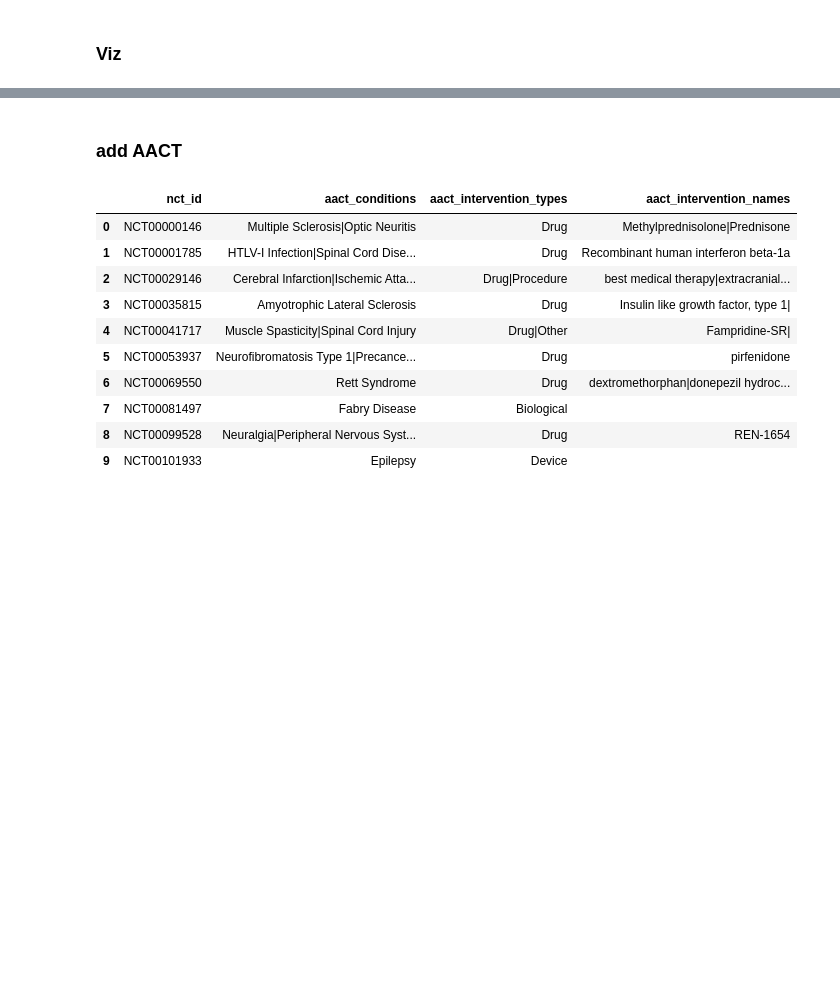
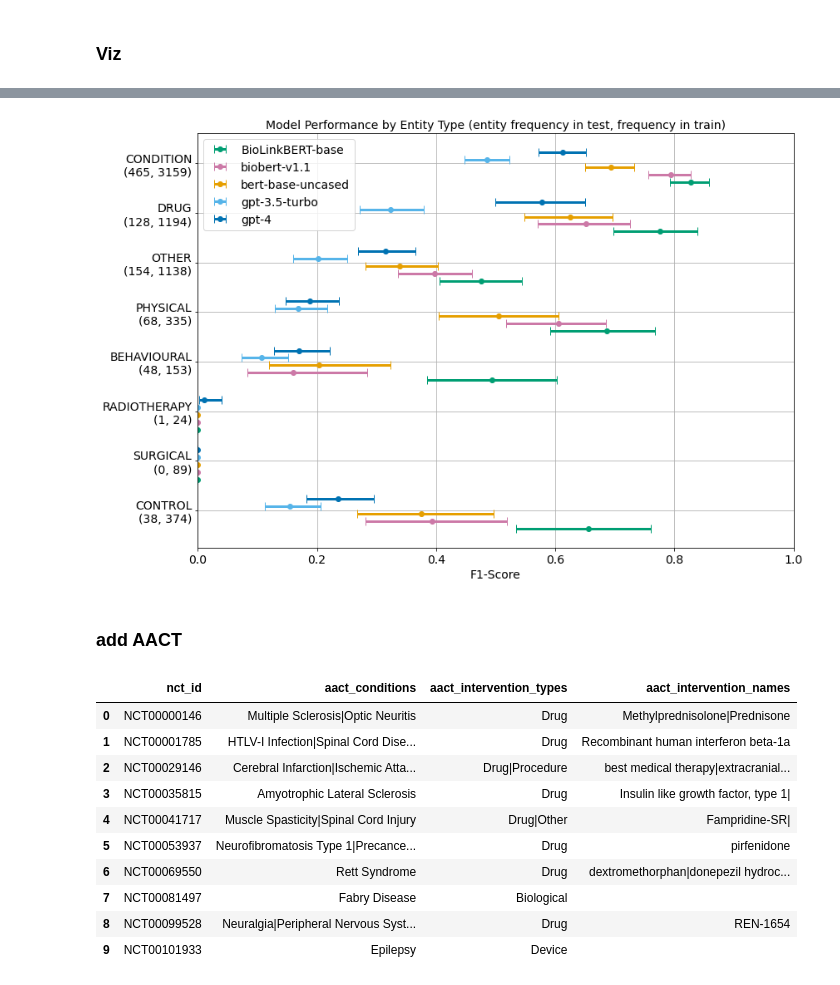
Before and after one commit to Ineichen-Group/NeuroTrialNER, a Jupyter notebook: models/CT Models Evaluation_ARR_Rebuttal_2024.ipynb, the cells around one changed output, grey strips where cells are left out. Cells and saved outputs as stored; diff of their text form; code cells hidden in the pictures; blank space fills up the shorter version.

Commit message:
view all results

```diff
--- a/models/CT Models Evaluation_ARR_Rebuttal_2024.ipynb
+++ b/models/CT Models Evaluation_ARR_Rebuttal_2024.ipynb
@@ -580,6 +671,8 @@ for model in model_names:
             tp_sum = df_eval[column_name].apply(lambda x: x['tp']).sum()
             fp_sum = df_eval[column_name].apply(lambda x: x['fp']).sum()
             fn_sum = df_eval[column_name].apply(lambda x: x['fn']).sum()
+            if "eval_exact_match_BioLinkBERT-base_condition_tp_fp_fn" in column_name or "eval_exact_match_BioLinkBERT-base_drug_tp_fp_fn" in column_name:
+                print(tp_sum, fp_sum, fn_sum)
             print("* F1 *")
             result = wilson_score_interval(tp_sum, fp_sum, fn_sum, "f1")
 
@@ -707,0 +790,11 @@ plt.show()
+# %%
+# Ensure all entity types from both datasets are represented, even if some counts are zero
+all_entity_types = set(grouped_df_train.index) | set(grouped_df_test.index)
+
+# Reindex both Series to include all entity types, filling missing values with 0
+grouped_df_train = grouped_df_train.reindex(all_entity_types, fill_value=0).sort_values(ascending=False)
+grouped_df_test = grouped_df_test.reindex(grouped_df_train.index, fill_value=0)  # Use the same order as grouped_df_train
+
+# Then, prepare the labels using the capitalized entity types
+entity_labels = [f"{entity.upper()}\n({grouped_df_test.loc[entity.upper()]}, {grouped_df_train.loc[entity.upper()]})" for entity in entity_order]
+entity_labels
@@ -708,3 +810,56 @@ plt.show()
+# %%
+# Predefined order of entity types
+entity_order = ['control', 'surgical', 'radiotherapy', 'behavioural', 'physical', 'other','drug','condition']
+
+#entity_order = ['condition', 'drug', 'other', 'physical', 'behavioural', 'radiotherapy', 'surgical', 'control']
+
+fig, ax = plt.subplots(figsize=(12, 8))
+model_spacing = 0.15  # Spacing between models within the same entity type
+entity_spacing = 0.5  # Additional spacing between different entity types
+
+# Iterate over each entity type in the predefined order
+for i, entity_type in enumerate(entity_order):
+    model_index = 0  # Reset model index for each entity type
+    if entity_type in results:
+        num_models = len(results[entity_type])
+        for model_name, data in results[entity_type].items():
+            center = data[0][1]
+            lower, upper = data[0][0], data[0][2]
+            model_name = model_name.split("_")[1]
+            color = colors[model_name]
+
+            # Plot
+            y_position = i + (model_index - num_models / 2) * model_spacing
+            ax.errorbar(center, y_position, xerr=[[center - lower], [upper - center]],elinewidth = 3, fmt='o', color=color, capsize=5, label=model_name if i == 0 else "")
+            #if center == 0:
+            #    ax.text(center, y_position, f"{center:.0f}", ha='center', va='bottom')
+            #else:
+            #    ax.text(center, y_position, f"{center:.2f}", ha='center', va='bottom')
+            model_index += 1
+
+
+# Setting the y-ticks according to the new entity order
+ax.set_yticks(np.arange(len(entity_order)))
+#ax.set_yticklabels(entity_order, fontsize=14)
+ax.set_yticklabels(entity_labels, fontsize=14)
+
+
+ax.set_xlabel('F1-Score', fontsize=14)
+ax.set_title('Model Performance by Entity Type (entity frequency in test, frequency in train)', fontsize=14)
+ax.grid(True)
+ax.tick_params(axis='x', labelsize=14)
+ax.set_xlim([0, 1])
+
+# Creating a legend that doesn't repeat labels
+handles, labels = plt.gca().get_legend_handles_labels()
+by_label = dict(zip(labels, handles))
+ax.legend(by_label.values(), by_label.keys(), loc='upper left', fontsize=14)
+
+plt.tight_layout()
+plt.savefig("./evaluations/plots/rebuttal_all_entities_performance.pdf")
+plt.show()
+# %% [output]
+[figure, added]
 # %% [markdown]
 ### add AACT
 # %%
```
Also changed, not shown: parts of 135 cells of this notebook.
